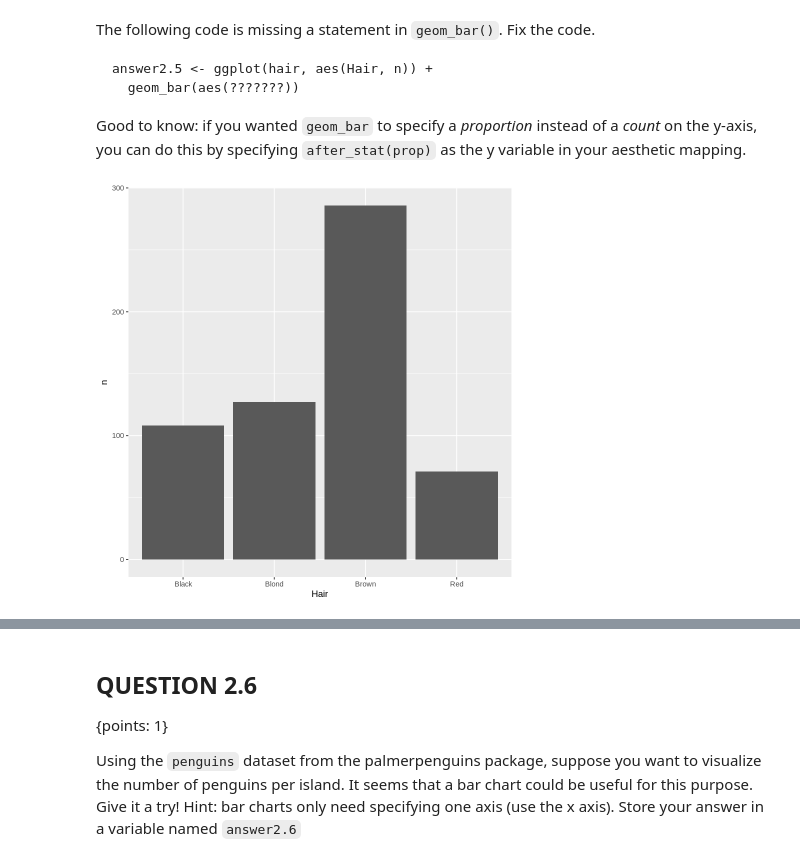
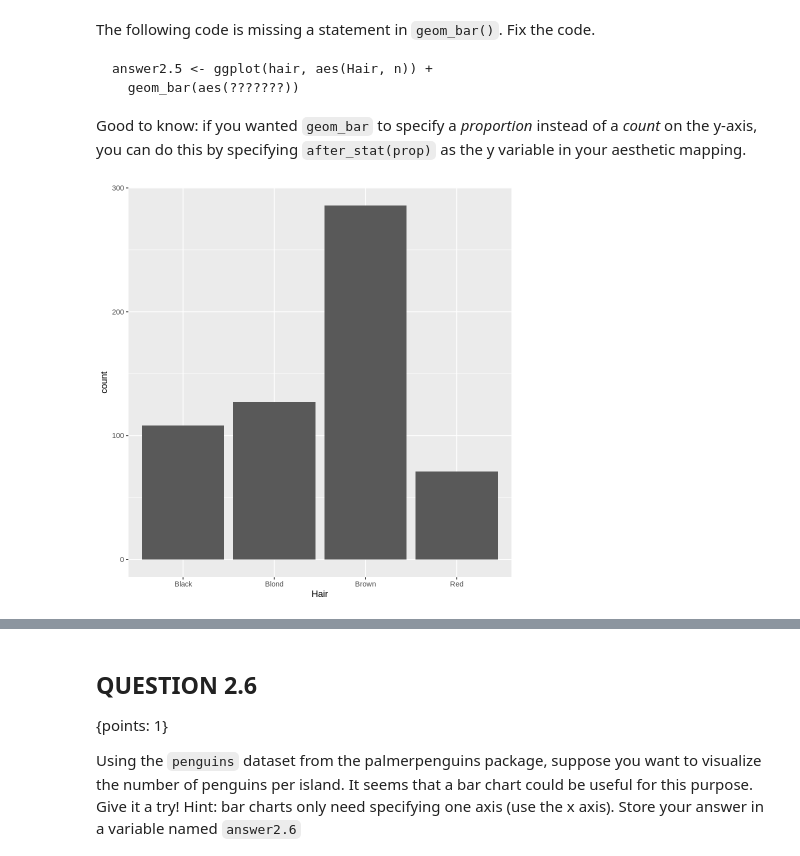
Before and after one commit to Ricky0917/STAT-545, a Jupyter notebook: worksheet_a03.ipynb, the cells around one changed output, grey strips where cells are left out. Drawn from its saved outputs; the diff is of its cells as text; code cells hidden in the pictures.

```diff
--- a/worksheet_a03.ipynb
+++ b/worksheet_a03.ipynb
@@ -421,9 +421,10 @@ Good to know: if you wanted `geom_bar` to specify a _proportion_ instead of a _c
 # %%
 # Produce the plot here.
 # your code here
-answer2.5 <- ggplot(hair, aes(Hair, n)) +
-  geom_bar(stat = "identity")
+answer2.5 <- ggplot(hair, aes(Hair)) +
+  geom_bar(aes(weight = n))
+
 #fail() # No Answer - remove if you provide an answer
 print(answer2.5)
 # %% [output]
-[figure, old version]
+[figure, new version]
```
Also changed, not shown: parts of 25 cells of this notebook.
